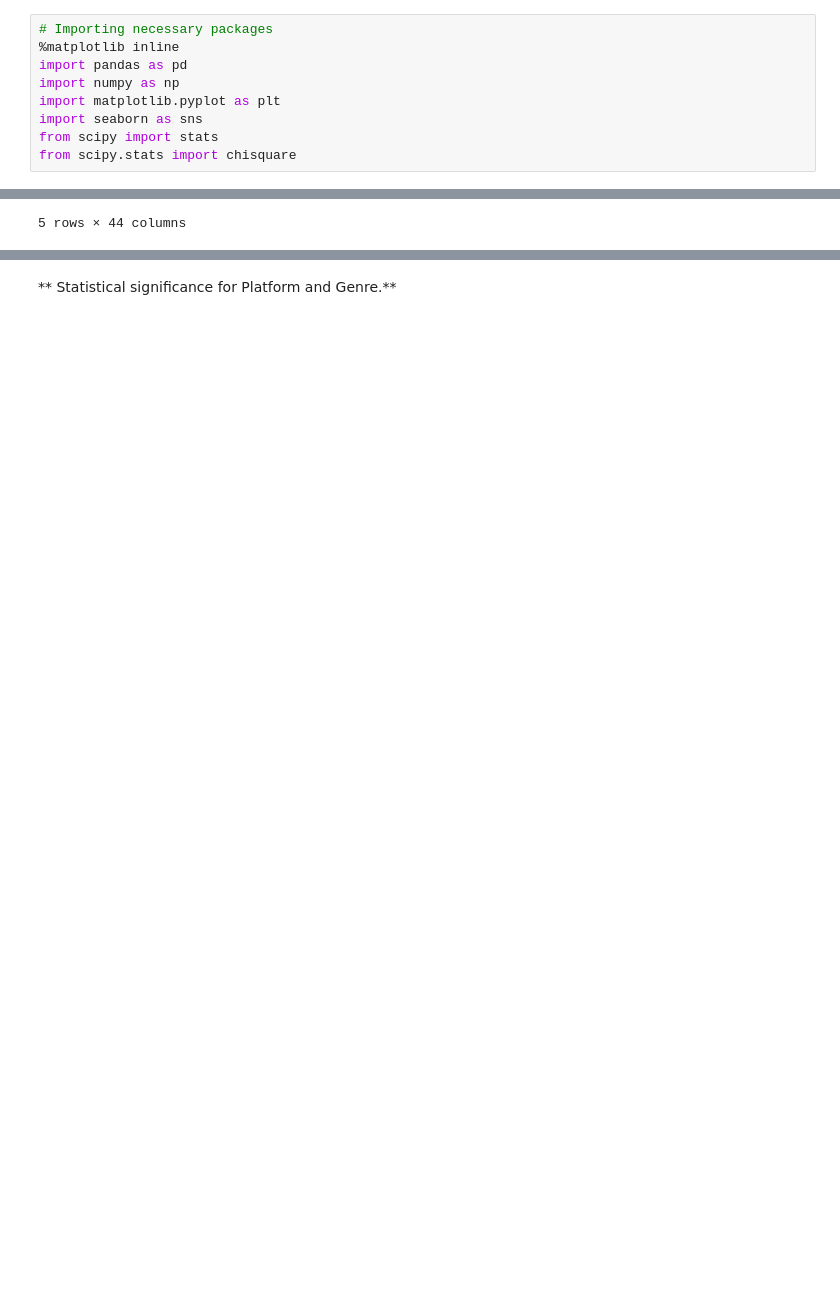
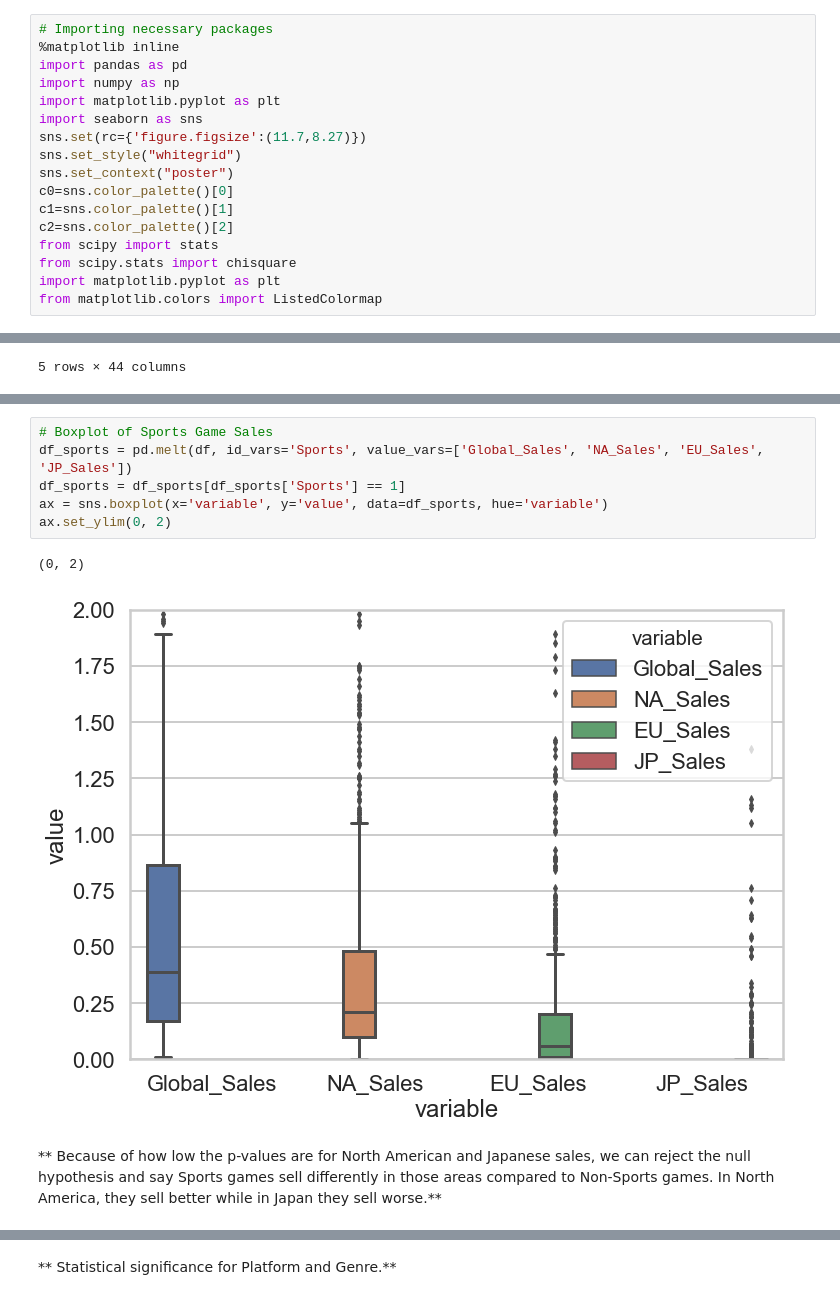
Before and after one commit to SportsReiter12/Data-Science, a Jupyter notebook: Video Game Capstone Project/Inferential Statistics/Video Game Capstone EDA - Inferential Statistics.ipynb, the cells around one changed output, grey strips where cells are left out. Drawn from its saved outputs; the diff is of its cells as text; blank space fills up the shorter version.

Commit message:
Video Game Capstone EDA - Infer. Stats 01/14/2019
Working on Box Plots for t-tests and more in-depth chi-squared tests.

```diff
--- a/Video Game Capstone Project/Inferential Statistics/Video Game Capstone EDA - Inferential Statistics.ipynb
+++ b/Video Game Capstone Project/Inferential Statistics/Video Game Capstone EDA - Inferential Statistics.ipynb
@@ -5,8 +5,16 @@ import pandas as pd
 import numpy as np
 import matplotlib.pyplot as plt
 import seaborn as sns
+sns.set(rc={'figure.figsize':(11.7,8.27)})
+sns.set_style("whitegrid")
+sns.set_context("poster")
+c0=sns.color_palette()[0]
+c1=sns.color_palette()[1]
+c2=sns.color_palette()[2]
 from scipy import stats
 from scipy.stats import chisquare
+import matplotlib.pyplot as plt
+from matplotlib.colors import ListedColormap
 # %%
 # Uploading Dataset and inspecting its contents
 df = pd.DataFrame()
@@ -956,0 +90,11 @@ p-value: 6.74562968998e-287
+# %%
+# Boxplot of Sports Game Sales
+df_sports = pd.melt(df, id_vars='Sports', value_vars=['Global_Sales', 'NA_Sales', 'EU_Sales', 'JP_Sales'])
+df_sports = df_sports[df_sports['Sports'] == 1]
+ax = sns.boxplot(x='variable', y='value', data=df_sports, hue='variable')
+ax.set_ylim(0, 2)
+# %% [output]
+(0, 2)
+[figure, added]
+# %% [markdown]
+** Because of how low the p-values are for North American and Japanese sales, we can reject the null hypothesis and say Sports games sell differently in those areas compared to Non-Sports games. In North America, they sell better while in Japan they sell worse.**
```
Also changed, not shown: parts of 143 cells of this notebook.
